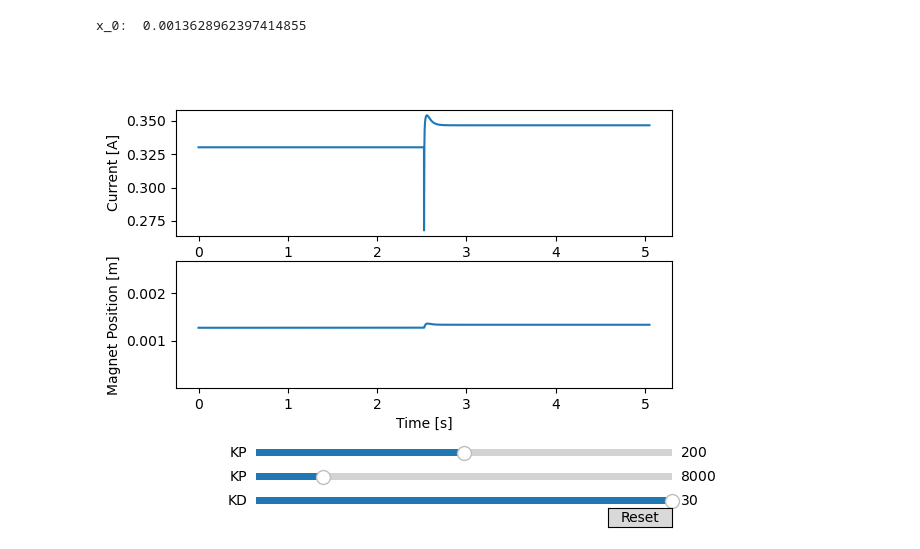
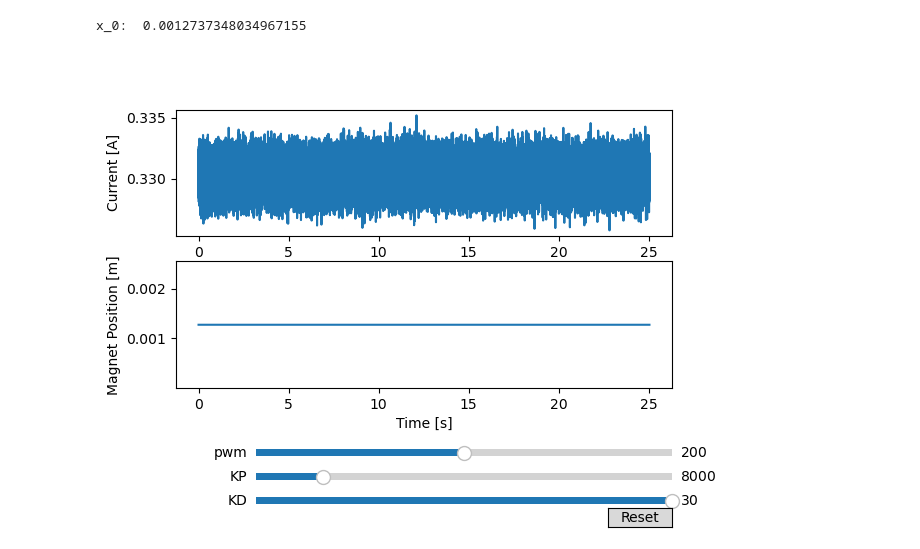
Before and after one commit to krish-suresh/controls-final, a Jupyter notebook: sim_nonlinear_nb.ipynb, the cells around one changed output. Cells and saved outputs as stored; diff of their text form; code cells hidden in the pictures.

```diff
--- a/sim_nonlinear_nb.ipynb
+++ b/sim_nonlinear_nb.ipynb
@@ -8,10 +8,10 @@ import control as ct
 
 #### Constants
 # Measured from the arduino
-dt_micros = 450  # microseconds per loop
+dt_micros = 200  # microseconds per loop
 dt = dt_micros / 10**6  # seconds
 t_start = 0  # seconds
-t_end = 5.05  # seconds
+t_end = 25.05  # seconds
 num_points = int(np.ceil((t_end - t_start) / dt))
 t_list = np.linspace(t_start, t_end, num_points)
 
@@ -81,15 +73,13 @@ v_0 = pwm_setpoint/255.0 * 12.0
 i_0 = v_0/R  # amps
 x_0 = i_0/np.sqrt(m*g/K_E)
 
-def simulate(K_P, K_D, sigma=0.0000001, pwm_setpoint = 210.0):
+def simulate(K_P, K_D, sigma=0.000001, pwm_setpoint = 200.0):
     global x_0, i_0, v_0
-    v = np.zeros(num_points)
     i = np.zeros(num_points)
     x = np.zeros(num_points)
     x[0] = x_0
     x[1] = x_0
     i[0] = i_0
-    v[0] = v_0
     e_prev = 0
 
     for t in range(0, num_points - 2):
@@ -97,10 +87,9 @@ def simulate(K_P, K_D, sigma=0.0000001, pwm_setpoint = 210.0):
             v_0 = pwm_setpoint / 255.0 * 12.0
             i_0 = v_0 / R  # amps
             x_0 = i_0 / np.sqrt(m * g / K_E)
-        e = x[t] - x_0
         disturbance = np.random.normal(0, sigma)
+        e = x[t] - x_0 + disturbance
         v_i = np.clip(K_P * e + K_D * (e - e_prev) / dt + v_0, -12.0, 12.0)
-        v[t + 1] = v_i
         i[t + 1] = i[t] + dt * (v_i - R * i[t]) / L
         x[t + 2] = (
             np.clip(
@@ -114,14 +103,13 @@ def simulate(K_P, K_D, sigma=0.0000001, pwm_setpoint = 210.0):
                 MIN_DIST,
                 MAX_DIST,
             )
-            + disturbance
         )
         e_prev = e
     i[-1] = i[-2]
     return i, x
 
 
-i, x = simulate(K_P, K_D, sigma=0.0)
+i, x = simulate(K_P, K_D)
 
 fig, axs = plt.subplots(2)
 
@@ -136,7 +124,7 @@ fig.subplots_adjust(bottom=0.3)
 axpwm = fig.add_axes([0.25, 0.15, 0.65, 0.03])
 pwm_slider = Slider(
     ax=axpwm,
-    label="KP",
+    label="pwm",
     valmin=180,
     valmax=220,
     valinit=200,
@@ -158,33 +146,33 @@ kd_slider = Slider(
     label="KD",
     valmin=0,
     valmax=30,
     valinit=K_D,
     valstep=0.5,
 )
 
 
 def update(val):
-    i, x = simulate(kp_slider.val, kd_slider.val, sigma=0.0, pwm_setpoint=pwm_slider.val)
+    i, x = simulate(kp_slider.val, kd_slider.val, pwm_setpoint=pwm_slider.val)
     line_i.set_ydata(i)
     line_x.set_ydata(x)
     fig.canvas.draw_idle()
 
 
 axs[1].set_ylim(MIN_DIST, x_0 * 2)
 pwm_slider.on_changed(update)
 kp_slider.on_changed(update)
 kd_slider.on_changed(update)
 resetax = fig.add_axes([0.8, 0.01, 0.1, 0.04])
 button = Button(resetax, "Reset", hovercolor="0.975")
 
 
 def reset(event):
     kp_slider.set_val(K_P)
     kd_slider.set_val(K_D)
 
 
 button.on_clicked(reset)
 plt.show()
 # %% [output]
-x_0:  0.0013628962397414855
+x_0:  0.0012737348034967155
-[figure, old version]
+[figure, new version]
```
Also changed, not shown: parts of 1 cell of this notebook.
